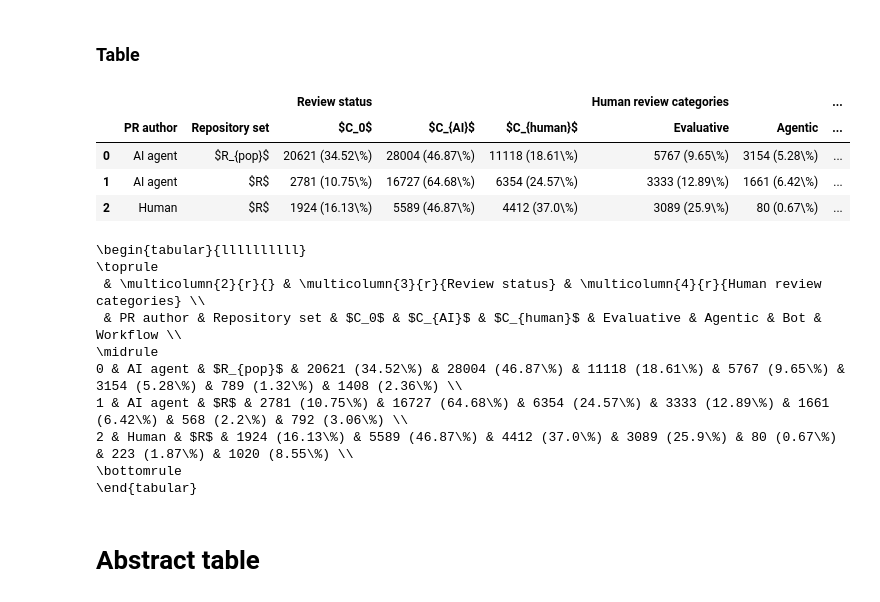
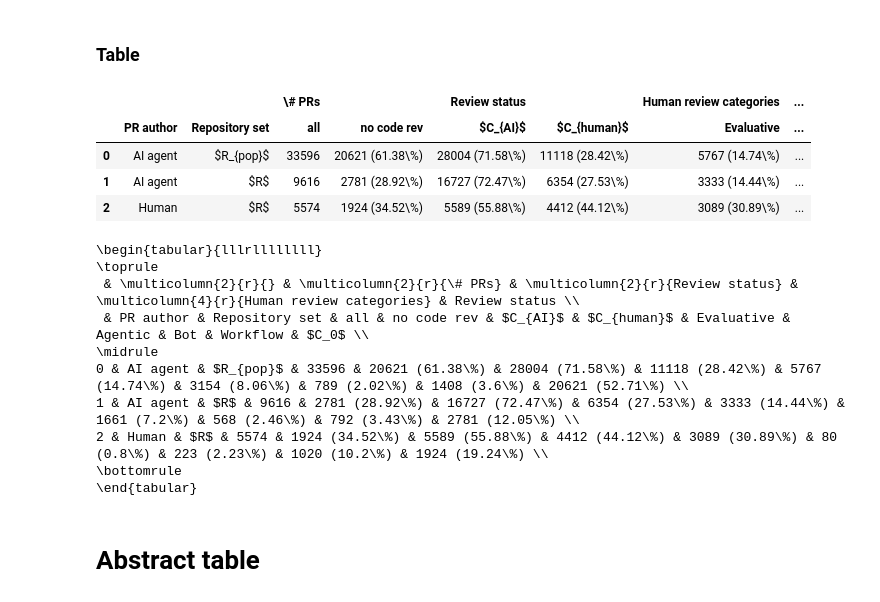
Before and after one commit to ncusi/reviewing-ai-generated-prs-ease2026-short, a Jupyter notebook: Tables.ipynb, the cells around one changed output. Cells and saved outputs as stored; diff of their text form; code cells hidden in the pictures.

Commit message:
Fix table 2

```diff
--- a/Tables.ipynb
+++ b/Tables.ipynb
@@ -1596,7 +1596,8 @@ Median + CI:     1.00 + [1.00 - 1.00]
 columns = pd.MultiIndex.from_tuples([
     ("", "PR author"),
     ("", "Repository set"),
-    ("Review status", "$C_0$"),
+    ("\# PRs", "all"),
+    ("\# PRs", "no code rev"),
     ("Review status", "$C_{AI}$"),
     ("Review status", "$C_{human}$"),
     ("Human review categories", "Evaluative"),
@@ -1612,74 +1613,79 @@ pr_comments_df__human__counts = pd.Series({
     "bot": 789
 })
 
 pr_comments_no_comments_count = 20621
 pr_comments_human_comments_count = 11118
 pr_comments_agentic_comments_count = 28004
 
-ai_agent_r_pop_sum = pr_comments_no_comments_count + pr_comments_agentic_comments_count + pr_comments_human_comments_count
-ai_agent_r_sum = ai_prs_no_comments_count + ai_comments_from_repos_with_human_agentic_comments_count + ai_comments_from_repos_with_human_human_comments_count
-human_r_sum = human_prs_no_comments_count + human_comments_from_repos_with_human_agentic_comments_count + human_comments_from_repos_with_human_human_comments_count
+ai_agent_comments_r_pop_sum = pr_comments_agentic_comments_count + pr_comments_human_comments_count
+ai_agent_comments_r_sum = ai_comments_from_repos_with_human_agentic_comments_count + ai_comments_from_repos_with_human_human_comments_count
+human_comments_r_sum = human_comments_from_repos_with_human_agentic_comments_count + human_comments_from_repos_with_human_human_comments_count
 
 def formattt(x, y):
     return f"{x} " + f"({round(x * 100 / y, 2)}\%)"
 
-
 table2 = pd.DataFrame(columns=columns)
 table2[("", "PR author")] = ["AI agent", "AI agent", "Human"]
 table2[("", "Repository set")] = ["$R_{pop}$", "$R$", "$R$"]
+table2[("\# PRs", "all")] = [len(all_pr_ids), len(all_ai_prs), len(all_human_prs)]
+table2[("\# PRs", "no code rev")] = [
+    formattt(len(prs_no_comments), len(all_pr_ids)),
+    formattt(len(ai_prs_no_comments), len(all_ai_prs)),
+    formattt(len(human_prs_no_comments), len(all_human_prs))
+]
 table2[("Review status", "$C_0$")] = [
-    formattt(pr_comments_no_comments_count, ai_agent_r_pop_sum),
-    formattt(ai_prs_no_comments_count, ai_agent_r_sum),
-    formattt(human_prs_no_comments_count, human_r_sum)
+    formattt(pr_comments_no_comments_count, ai_agent_comments_r_pop_sum),
+    formattt(ai_prs_no_comments_count, ai_agent_comments_r_sum),
+    formattt(human_prs_no_comments_count, human_comments_r_sum)
 ]
 table2[("Review status", "$C_{AI}$")] = [
-    formattt(pr_comments_agentic_comments_count, ai_agent_r_pop_sum),
-    formattt(ai_comments_from_repos_with_human_agentic_comments_count, ai_agent_r_sum),
-    formattt(human_comments_from_repos_with_human_agentic_comments_count, human_r_sum)
+    formattt(pr_comments_agentic_comments_count, ai_agent_comments_r_pop_sum),
+    formattt(ai_comments_from_repos_with_human_agentic_comments_count, ai_agent_comments_r_sum),
+    formattt(human_comments_from_repos_with_human_agentic_comments_count, human_comments_r_sum)
 ]
 table2[("Review status", "$C_{human}$")] = [
-    formattt(pr_comments_human_comments_count, ai_agent_r_pop_sum),
-    formattt(ai_comments_from_repos_with_human_human_comments_count, ai_agent_r_sum),
-    formattt(human_comments_from_repos_with_human_human_comments_count, human_r_sum)
+    formattt(pr_comments_human_comments_count, ai_agent_comments_r_pop_sum),
+    formattt(ai_comments_from_repos_with_human_human_comments_count, ai_agent_comments_r_sum),
+    formattt(human_comments_from_repos_with_human_human_comments_count, human_comments_r_sum)
 ]
 table2[("Human review categories", "Evaluative")] = [
-    formattt(pr_comments_df__human__counts["review"], ai_agent_r_pop_sum),
-    formattt(pr_comments_from_repos_with_human_df__human__counts["review"], ai_agent_r_sum),
-    formattt(human_pr_comments_from_repos_with_human_df__human__counts["review"], human_r_sum)
+    formattt(pr_comments_df__human__counts["review"], ai_agent_comments_r_pop_sum),
+    formattt(pr_comments_from_repos_with_human_df__human__counts["review"], ai_agent_comments_r_sum),
+    formattt(human_pr_comments_from_repos_with_human_df__human__counts["review"], human_comments_r_sum)
 ]
 table2[("Human review categories", "Agentic")] = [
-    formattt(pr_comments_df__human__counts["agentic_cmd"], ai_agent_r_pop_sum),
-    formattt(pr_comments_from_repos_with_human_df__human__counts["agentic_cmd"], ai_agent_r_sum),
-    formattt(human_pr_comments_from_repos_with_human_df__human__counts["agentic_cmd"], human_r_sum)
+    formattt(pr_comments_df__human__counts["agentic_cmd"], ai_agent_comments_r_pop_sum),
+    formattt(pr_comments_from_repos_with_human_df__human__counts["agentic_cmd"], ai_agent_comments_r_sum),
+    formattt(human_pr_comments_from_repos_with_human_df__human__counts["agentic_cmd"], human_comments_r_sum)
 ]
 table2[("Human review categories", "Bot")] = [
-    formattt(pr_comments_df__human__counts["bot"], ai_agent_r_pop_sum),
-    formattt(pr_comments_from_repos_with_human_df__human__counts["bot"], ai_agent_r_sum),
-    formattt(human_pr_comments_from_repos_with_human_df__human__counts["bot"], human_r_sum)
+    formattt(pr_comments_df__human__counts["bot"], ai_agent_comments_r_pop_sum),
+    formattt(pr_comments_from_repos_with_human_df__human__counts["bot"], ai_agent_comments_r_sum),
+    formattt(human_pr_comments_from_repos_with_human_df__human__counts["bot"], human_comments_r_sum)
 ]
 table2[("Human review categories", "Workflow")] = [
-    formattt(pr_comments_df__human__counts["workflow"], ai_agent_r_pop_sum),
-    formattt(pr_comments_from_repos_with_human_df__human__counts["workflow"], ai_agent_r_sum),
-    formattt(human_pr_comments_from_repos_with_human_df__human__counts["workflow"], human_r_sum)
+    formattt(pr_comments_df__human__counts["workflow"], ai_agent_comments_r_pop_sum),
+    formattt(pr_comments_from_repos_with_human_df__human__counts["workflow"], ai_agent_comments_r_sum),
+    formattt(human_pr_comments_from_repos_with_human_df__human__counts["workflow"], human_comments_r_sum)
 ]
 table2
 # %% [output]
-|  |  |  | Review status |  |  | Human review categories |  | ... |
-|  | PR author | Repository set | $C_0$ | $C_{AI}$ | $C_{human}$ | Evaluative | Agentic | ... |
-| 0 | AI agent | $R_{pop}$ | 20621 (34.52\%) | 28004 (46.87\%) | 11118 (18.61\%) | 5767 (9.65\%) | 3154 (5.28\%) | ... |
-| 1 | AI agent | $R$ | 2781 (10.75\%) | 16727 (64.68\%) | 6354 (24.57\%) | 3333 (12.89\%) | 1661 (6.42\%) | ... |
-| 2 | Human | $R$ | 1924 (16.13\%) | 5589 (46.87\%) | 4412 (37.0\%) | 3089 (25.9\%) | 80 (0.67\%) | ... |
+|  |  |  | \# PRs |  | Review status |  | Human review categories | ... |
+|  | PR author | Repository set | all | no code rev | $C_{AI}$ | $C_{human}$ | Evaluative | ... |
+| 0 | AI agent | $R_{pop}$ | 33596 | 20621 (61.38\%) | 28004 (71.58\%) | 11118 (28.42\%) | 5767 (14.74\%) | ... |
+| 1 | AI agent | $R$ | 9616 | 2781 (28.92\%) | 16727 (72.47\%) | 6354 (27.53\%) | 3333 (14.44\%) | ... |
+| 2 | Human | $R$ | 5574 | 1924 (34.52\%) | 5589 (55.88\%) | 4412 (44.12\%) | 3089 (30.89\%) | ... |
 # %%
 print(table2.to_latex())
 # %% [output]
-\begin{tabular}{llllllllll}
+\begin{tabular}{lllrllllllll}
 \toprule
- & \multicolumn{2}{r}{} & \multicolumn{3}{r}{Review status} & \multicolumn{4}{r}{Human review categories} \\
- & PR author & Repository set & $C_0$ & $C_{AI}$ & $C_{human}$ & Evaluative & Agentic & Bot & Workflow \\
+ & \multicolumn{2}{r}{} & \multicolumn{2}{r}{\# PRs} & \multicolumn{2}{r}{Review status} & \multicolumn{4}{r}{Human review categories} & Review status \\
+ & PR author & Repository set & all & no code rev & $C_{AI}$ & $C_{human}$ & Evaluative & Agentic & Bot & Workflow & $C_0$ \\
 \midrule
-0 & AI agent & $R_{pop}$ & 20621 (34.52\%) & 28004 (46.87\%) & 11118 (18.61\%) & 5767 (9.65\%) & 3154 (5.28\%) & 789 (1.32\%) & 1408 (2.36\%) \\
-1 & AI agent & $R$ & 2781 (10.75\%) & 16727 (64.68\%) & 6354 (24.57\%) & 3333 (12.89\%) & 1661 (6.42\%) & 568 (2.2\%) & 792 (3.06\%) \\
-2 & Human & $R$ & 1924 (16.13\%) & 5589 (46.87\%) & 4412 (37.0\%) & 3089 (25.9\%) & 80 (0.67\%) & 223 (1.87\%) & 1020 (8.55\%) \\
+0 & AI agent & $R_{pop}$ & 33596 & 20621 (61.38\%) & 28004 (71.58\%) & 11118 (28.42\%) & 5767 (14.74\%) & 3154 (8.06\%) & 789 (2.02\%) & 1408 (3.6\%) & 20621 (52.71\%) \\
+1 & AI agent & $R$ & 9616 & 2781 (28.92\%) & 16727 (72.47\%) & 6354 (27.53\%) & 3333 (14.44\%) & 1661 (7.2\%) & 568 (2.46\%) & 792 (3.43\%) & 2781 (12.05\%) \\
+2 & Human & $R$ & 5574 & 1924 (34.52\%) & 5589 (55.88\%) & 4412 (44.12\%) & 3089 (30.89\%) & 80 (0.8\%) & 223 (2.23\%) & 1020 (10.2\%) & 1924 (19.24\%) \\
 \bottomrule
 \end{tabular}
 # %% [markdown]
```
